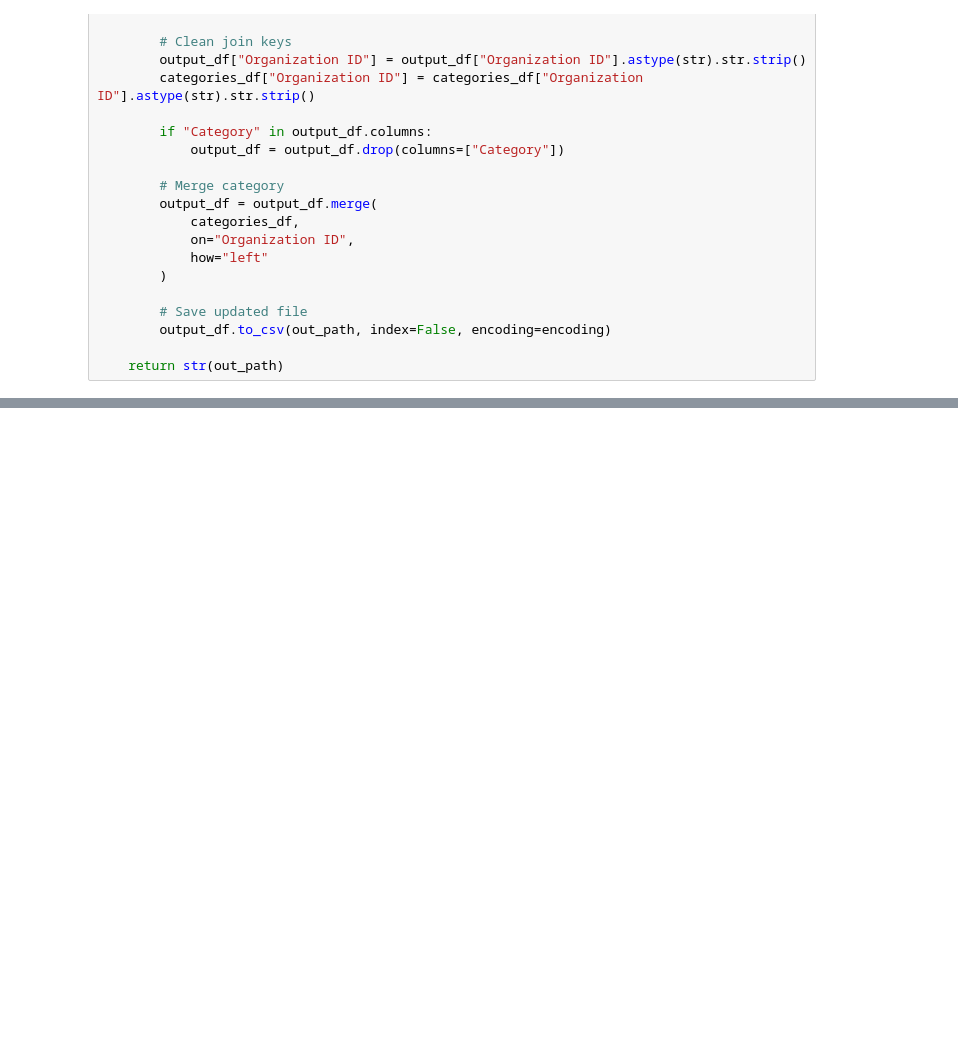
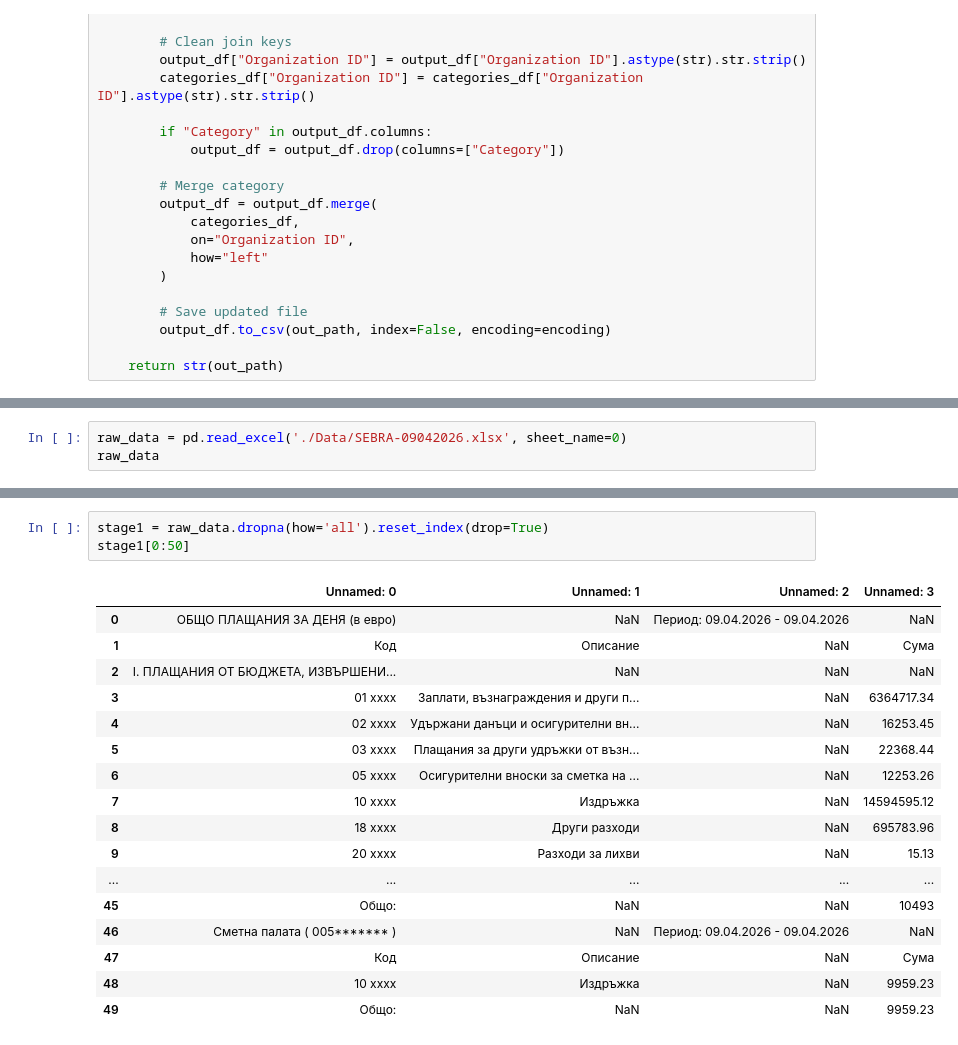
Before and after one commit to data-for-good-bg/sebra-scrape, a Jupyter notebook: playground/SEBRA_parser_2026_EUR.ipynb, the cells around one changed output, grey strips where cells are left out. Cells and saved outputs as stored; diff of their text form; blank space fills up the shorter version.

```diff
--- a/playground/SEBRA_parser_2026_EUR.ipynb
+++ b/playground/SEBRA_parser_2026_EUR.ipynb
@@ -269,3 +585,6 @@ parse_sebra_xlsx('./Data/SEBRA-09042026.xlsx')
 | 220 | 60 xxxx | Трансфери за бюджетни и извънбюдж... | 1971681.79 | Национален фонд - Средства от Евр... | 09.04.2026 | 09.04.2026 | ... |
 | 221 | 88 xxxx | Средства на разпореждане | 49579.49 | Национален фонд - Средства от Евр... | 09.04.2026 | 09.04.2026 | ... |
 222 rows × 7 columns
+# %%
+raw_data = pd.read_excel('./Data/SEBRA-09042026.xlsx', sheet_name=0)
+raw_data
@@ -271,0 +605,21 @@ parse_sebra_xlsx('./Data/SEBRA-09042026.xlsx')
+# %%
+stage1 = raw_data.dropna(how='all').reset_index(drop=True)
+stage1[0:50]
+# %% [output]
+|  | Unnamed: 0 | Unnamed: 1 | Unnamed: 2 | Unnamed: 3 |
+| 0 | ОБЩО ПЛАЩАНИЯ ЗА ДЕНЯ (в евро) | NaN | Период: 09.04.2026 - 09.04.2026 | NaN |
+| 1 | Код | Описание | NaN | Сума |
+| 2 | I. ПЛАЩАНИЯ ОТ БЮДЖЕТА, ИЗВЪРШЕНИ... | NaN | NaN | NaN |
+| 3 | 01 xxxx | Заплати, възнаграждения и други п... | NaN | 6364717.34 |
+| 4 | 02 xxxx | Удържани данъци и осигурителни вн... | NaN | 16253.45 |
+| 5 | 03 xxxx | Плащания за други удръжки от възн... | NaN | 22368.44 |
+| 6 | 05 xxxx | Осигурителни вноски за сметка на ... | NaN | 12253.26 |
+| 7 | 10 xxxx | Издръжка | NaN | 14594595.12 |
+| 8 | 18 xxxx | Други разходи | NaN | 695783.96 |
+| 9 | 20 xxxx | Разходи за лихви | NaN | 15.13 |
+| ... | ... | ... | ... | ... |
+| 45 | Общо: | NaN | NaN | 10493 |
+| 46 | Сметна палата ( 005******* ) | NaN | Период: 09.04.2026 - 09.04.2026 | NaN |
+| 47 | Код | Описание | NaN | Сума |
+| 48 | 10 xxxx | Издръжка | NaN | 9959.23 |
+| 49 | Общо: | NaN | NaN | 9959.23 |
```
Also changed, not shown: parts of 6 cells of this notebook.
